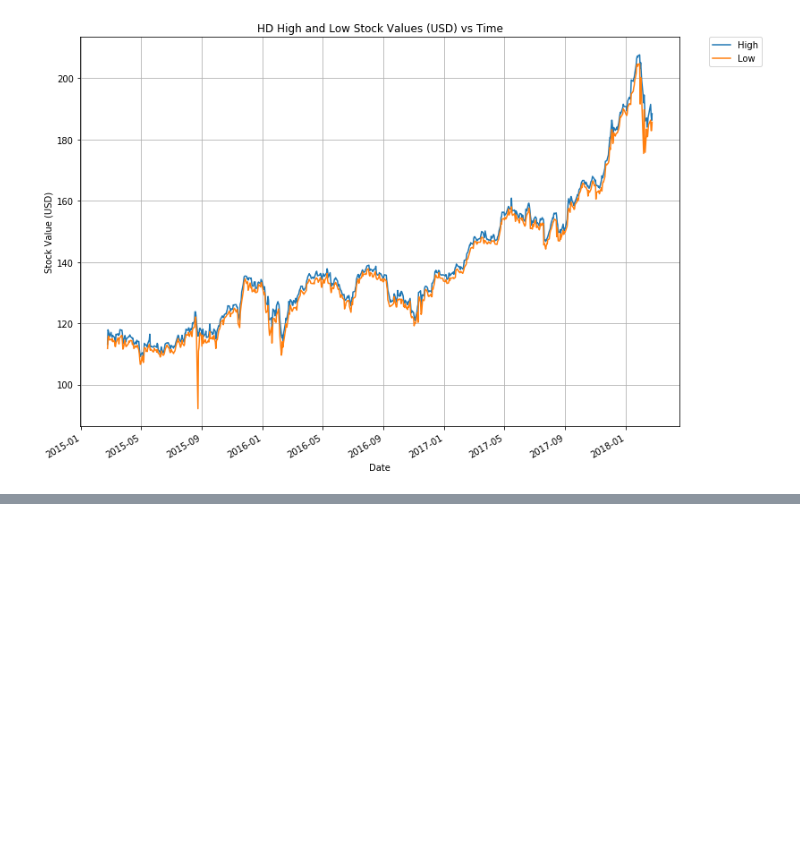
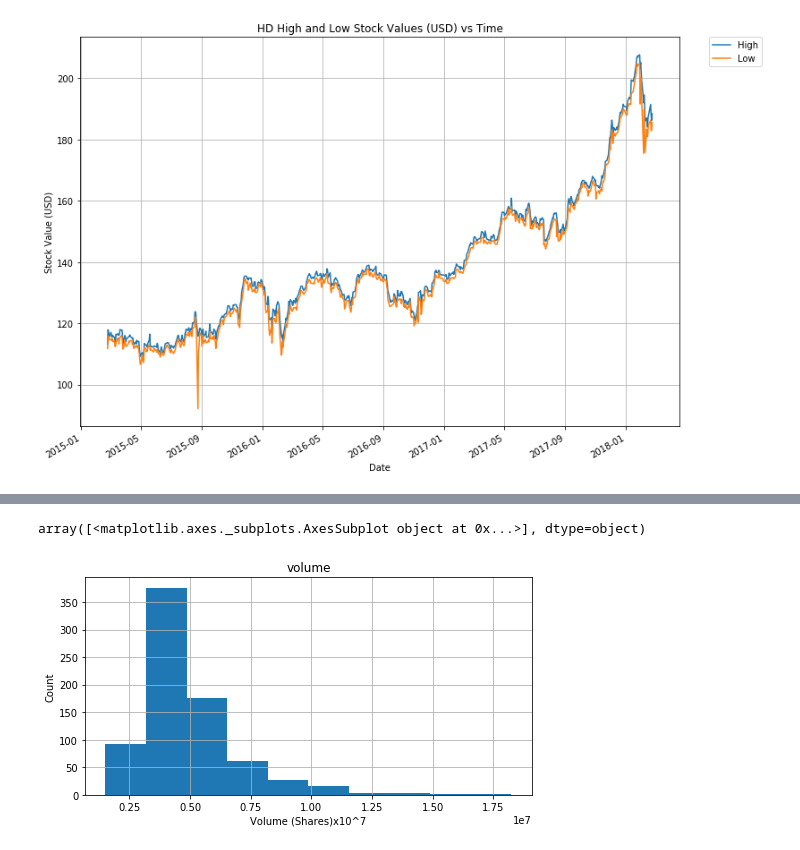
Before and after one commit to VDorchester14/CSCI4502, a Jupyter notebook: hw2/BoxPlotsOfStuff.ipynb, the cells around one changed output, grey strips where cells are left out. Cells and saved outputs as stored; diff of their text form; code cells hidden in the pictures; blank space fills up the shorter version.

```diff
--- a/hw2/BoxPlotsOfStuff.ipynb
+++ b/hw2/BoxPlotsOfStuff.ipynb
@@ -26,0 +39,11 @@ plt.show()#show it
+# %%
+# Initialize figure
+fig, ax = plt.subplots(figsize=(8,4))
+
+plt.ylabel('Count')
+plt.xlabel('Volume (Shares)x10^7')
+# Plot histogram
+df.hist(column="volume", ax=ax, bins=10)
+# %% [output]
+array([<matplotlib.axes._subplots.AxesSubplot object at 0x...>], dtype=object)
+[figure, added]
```
Also changed, not shown: parts of 3 cells of this notebook, 1 other file.
